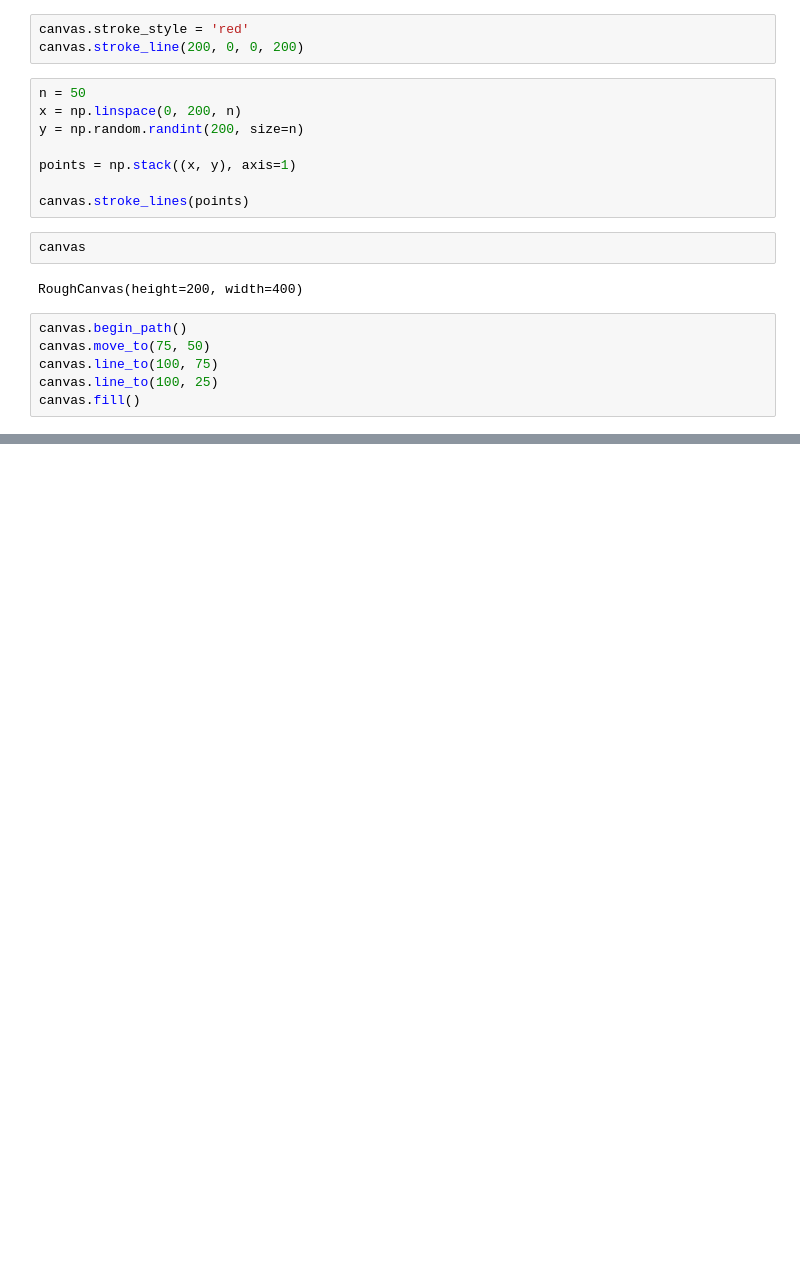
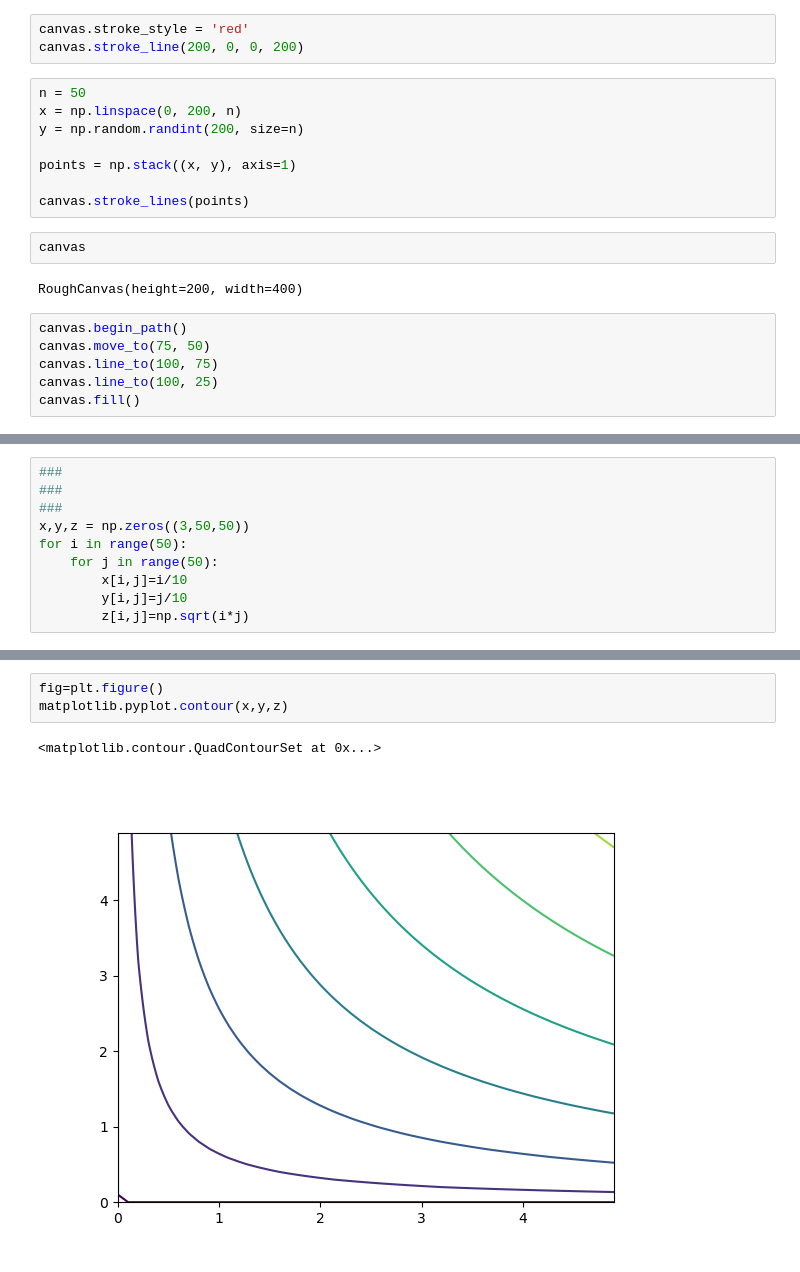
Before and after one commit to arivero/CursoPythonFis, a Jupyter notebook: ejemplos/display.ipynb, the cells around one changed output, grey strips where cells are left out. Drawn from its saved outputs; the diff is of its cells as text; blank space fills up the shorter version.

```diff
--- a/ejemplos/display.ipynb
+++ b/ejemplos/display.ipynb
@@ -101,0 +141,10 @@ canvas.fill()
+# %%
+###
+###
+###
+x,y,z = np.zeros((3,50,50))
+for i in range(50):
+    for j in range(50):
+        x[i,j]=i/10
+        y[i,j]=j/10
+        z[i,j]=np.sqrt(i*j)
@@ -101,0 +155,6 @@ canvas.fill()
+# %%
+fig=plt.figure()
+matplotlib.pyplot.contour(x,y,z)
+# %% [output]
+<matplotlib.contour.QuadContourSet at 0x...>
+[figure, added]
```
Also changed, not shown: parts of 9 cells of this notebook.
